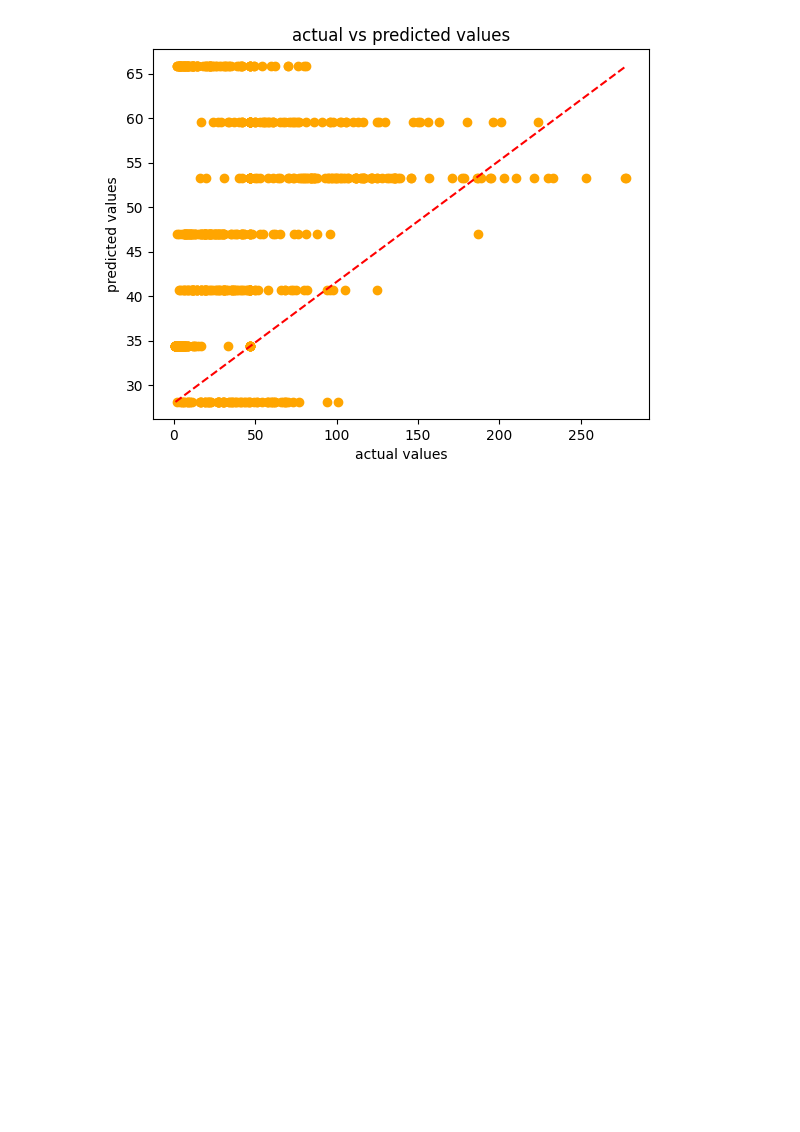
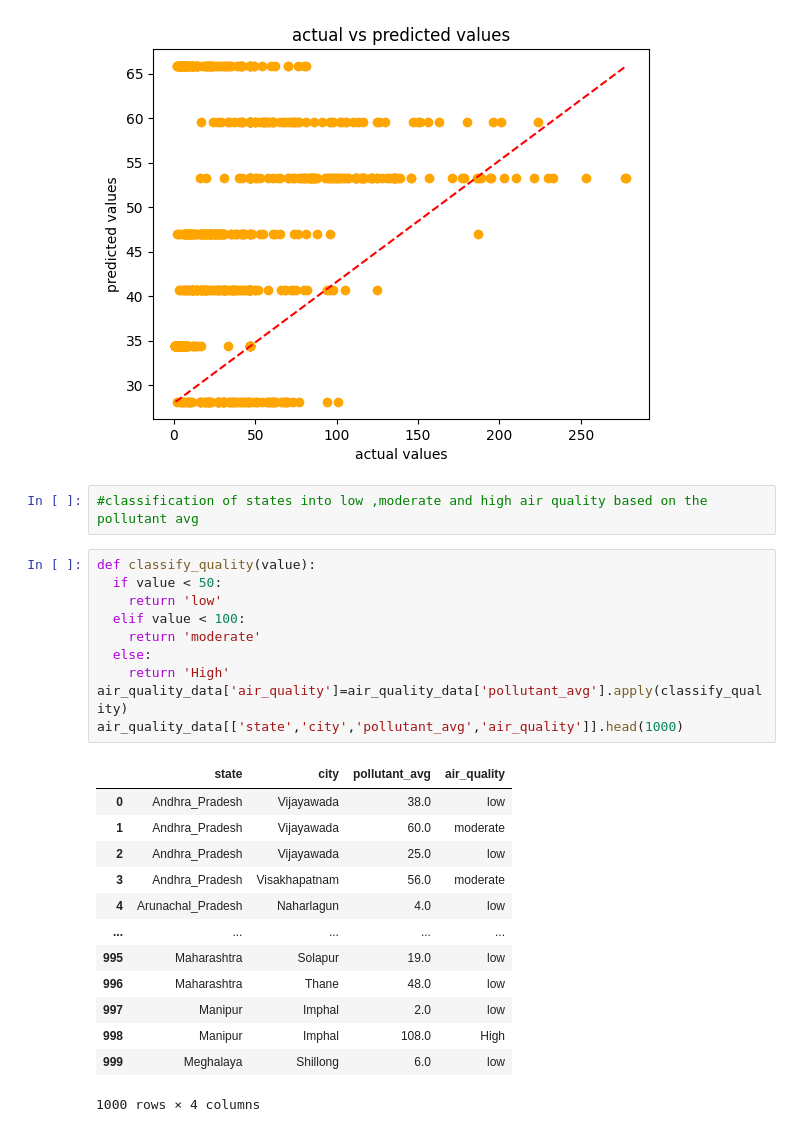
Before and after one commit to vineethreddy56/air_quality_index, a Jupyter notebook: air_quality_index.ipynb, the cells around one changed output. Drawn from its saved outputs; the diff is of its cells as text; blank space fills up the shorter version.

```diff
--- a/air_quality_index.ipynb
+++ b/air_quality_index.ipynb
@@ -241,3 +241,29 @@ plt.title("actual vs predicted values")
 # %% [output]
 Text(0.5, 1.0, 'actual vs predicted values')
 [figure]
+# %%
+#classification of states into low ,moderate and high air quality based on the pollutant avg
+# %%
+def classify_quality(value):
+  if value < 50:
+    return 'low'
+  elif value < 100:
+    return 'moderate'
+  else:
+    return 'High'
+air_quality_data['air_quality']=air_quality_data['pollutant_avg'].apply(classify_quality)
+air_quality_data[['state','city','pollutant_avg','air_quality']].head(1000)
+# %% [output]
+|  | state | city | pollutant_avg | air_quality |
+| 0 | Andhra_Pradesh | Vijayawada | 38.0 | low |
+| 1 | Andhra_Pradesh | Vijayawada | 60.0 | moderate |
+| 2 | Andhra_Pradesh | Vijayawada | 25.0 | low |
+| 3 | Andhra_Pradesh | Visakhapatnam | 56.0 | moderate |
+| 4 | Arunachal_Pradesh | Naharlagun | 4.0 | low |
+| ... | ... | ... | ... | ... |
+| 995 | Maharashtra | Solapur | 19.0 | low |
+| 996 | Maharashtra | Thane | 48.0 | low |
+| 997 | Manipur | Imphal | 2.0 | low |
+| 998 | Manipur | Imphal | 108.0 | High |
+| 999 | Meghalaya | Shillong | 6.0 | low |
+1000 rows × 4 columns
```
